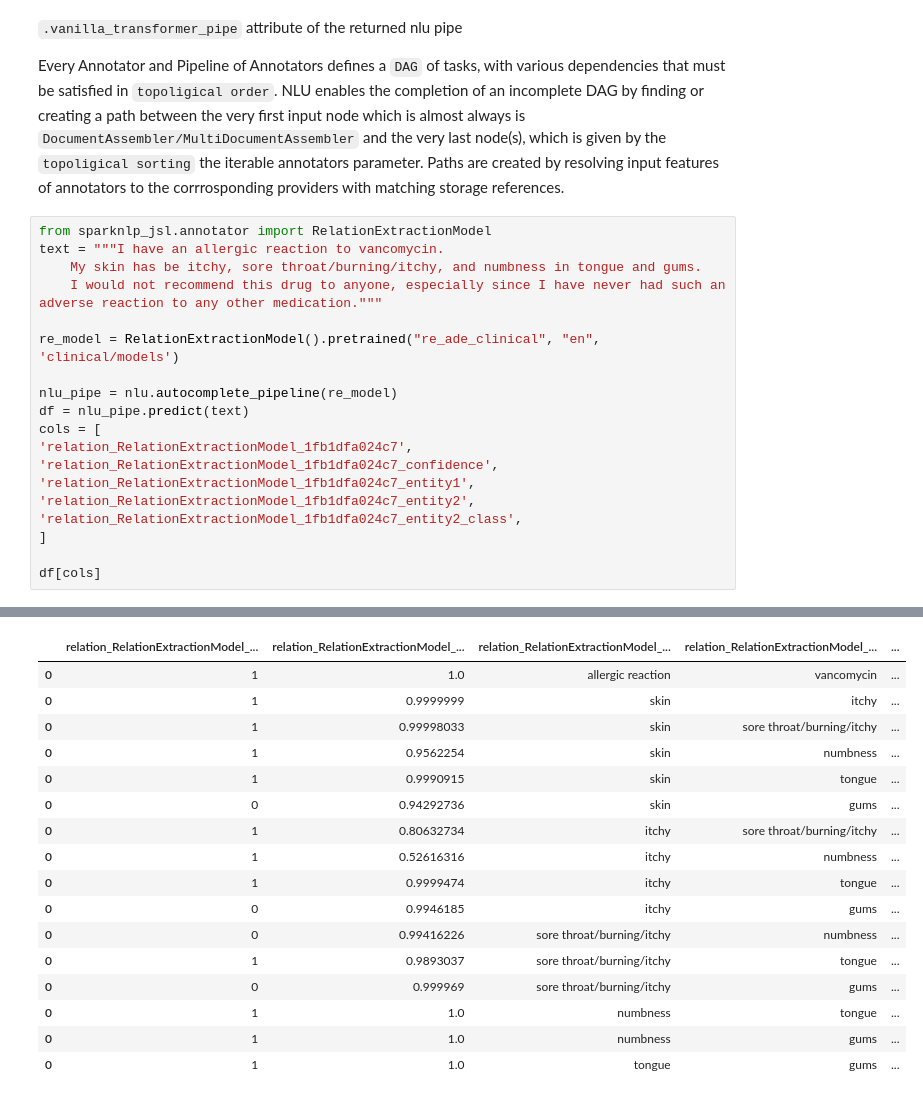
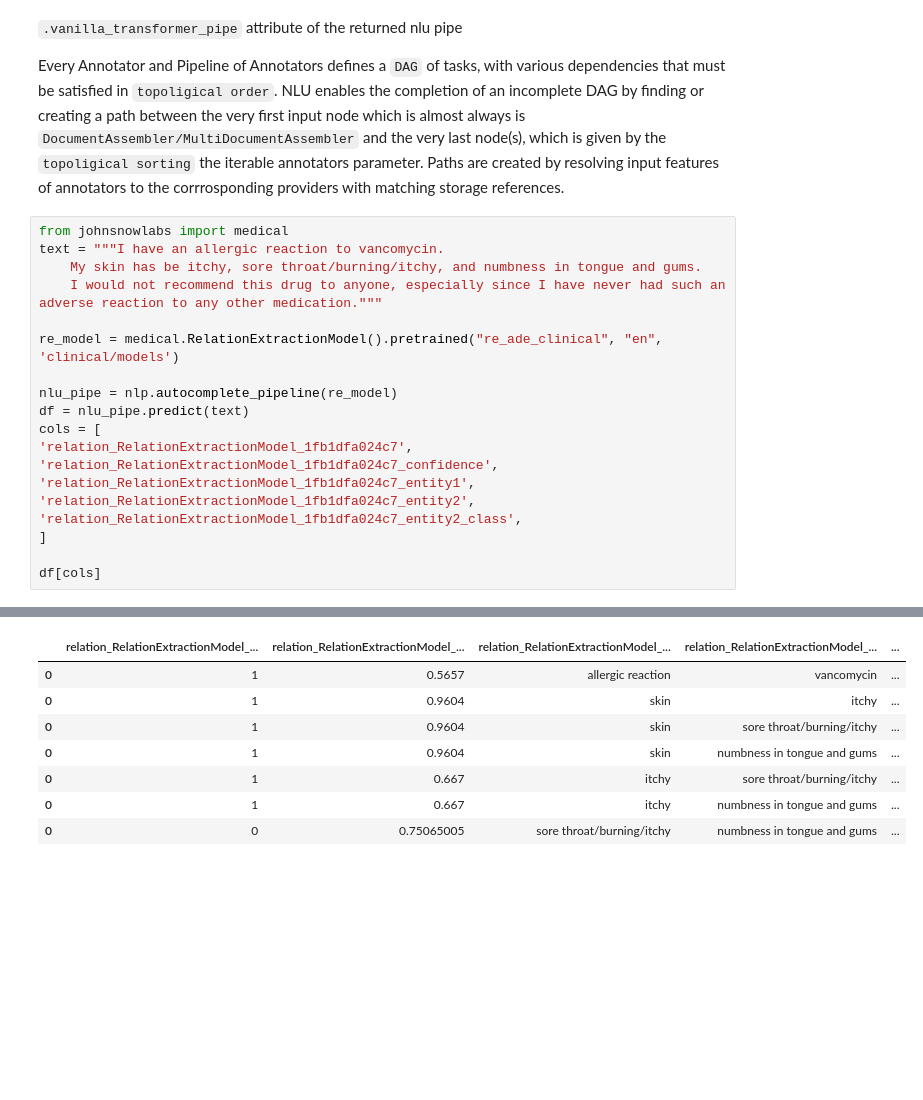
Before and after one commit to JohnSnowLabs/nlu, a Jupyter notebook: examples/colab/spark_nlp_utilities/NLU_utils_for_Spark_NLP.ipynb, the cells around one changed output, grey strips where cells are left out. Saved outputs shown, nothing was run; the diff lists cells and outputs as text; blank space fills up the shorter version.

```diff
--- a/examples/colab/spark_nlp_utilities/NLU_utils_for_Spark_NLP.ipynb
+++ b/examples/colab/spark_nlp_utilities/NLU_utils_for_Spark_NLP.ipynb
@@ -111,14 +123,14 @@ the very first input node which is almost always is `DocumentAssembler/MultiDocu
 and the very last node(s), which is given by the `topoligical sorting` the iterable annotators parameter.
 Paths are created by resolving input features of annotators to the corrrosponding providers with matching storage references.
 # %%
-from sparknlp_jsl.annotator import RelationExtractionModel
+from johnsnowlabs import medical
 text = """I have an allergic reaction to vancomycin.
     My skin has be itchy, sore throat/burning/itchy, and numbness in tongue and gums.
     I would not recommend this drug to anyone, especially since I have never had such an adverse reaction to any other medication."""
 
-re_model = RelationExtractionModel().pretrained("re_ade_clinical", "en", 'clinical/models')
+re_model = medical.RelationExtractionModel().pretrained("re_ade_clinical", "en", 'clinical/models')
 
-nlu_pipe = nlu.autocomplete_pipeline(re_model)
+nlu_pipe = nlp.autocomplete_pipeline(re_model)
 df = nlu_pipe.predict(text)
 cols = [
 'relation_RelationExtractionModel_1fb1dfa024c7',
@@ -150,17 +163,8 @@ Approximate size to download 354.6 KB
 |  | relation_RelationExtractionModel_... | relation_RelationExtractionModel_... | relation_RelationExtractionModel_... | relation_RelationExtractionModel_... | ... |
-| 0 | 1 | 1.0 | allergic reaction | vancomycin | ... |
-| 0 | 1 | 0.9999999 | skin | itchy | ... |
-| 0 | 1 | 0.99998033 | skin | sore throat/burning/itchy | ... |
-| 0 | 1 | 0.9562254 | skin | numbness | ... |
-| 0 | 1 | 0.9990915 | skin | tongue | ... |
-| 0 | 0 | 0.94292736 | skin | gums | ... |
-| 0 | 1 | 0.80632734 | itchy | sore throat/burning/itchy | ... |
-| 0 | 1 | 0.52616316 | itchy | numbness | ... |
-| 0 | 1 | 0.9999474 | itchy | tongue | ... |
-| 0 | 0 | 0.9946185 | itchy | gums | ... |
-| 0 | 0 | 0.99416226 | sore throat/burning/itchy | numbness | ... |
-| 0 | 1 | 0.9893037 | sore throat/burning/itchy | tongue | ... |
-| 0 | 0 | 0.999969 | sore throat/burning/itchy | gums | ... |
-| 0 | 1 | 1.0 | numbness | tongue | ... |
-| 0 | 1 | 1.0 | numbness | gums | ... |
-| 0 | 1 | 1.0 | tongue | gums | ... |
+| 0 | 1 | 0.5657 | allergic reaction | vancomycin | ... |
+| 0 | 1 | 0.9604 | skin | itchy | ... |
+| 0 | 1 | 0.9604 | skin | sore throat/burning/itchy | ... |
+| 0 | 1 | 0.9604 | skin | numbness in tongue and gums | ... |
+| 0 | 1 | 0.667 | itchy | sore throat/burning/itchy | ... |
+| 0 | 1 | 0.667 | itchy | numbness in tongue and gums | ... |
+| 0 | 0 | 0.75065005 | sore throat/burning/itchy | numbness in tongue and gums | ... |
```
Also changed, not shown: parts of 11 cells of this notebook.
